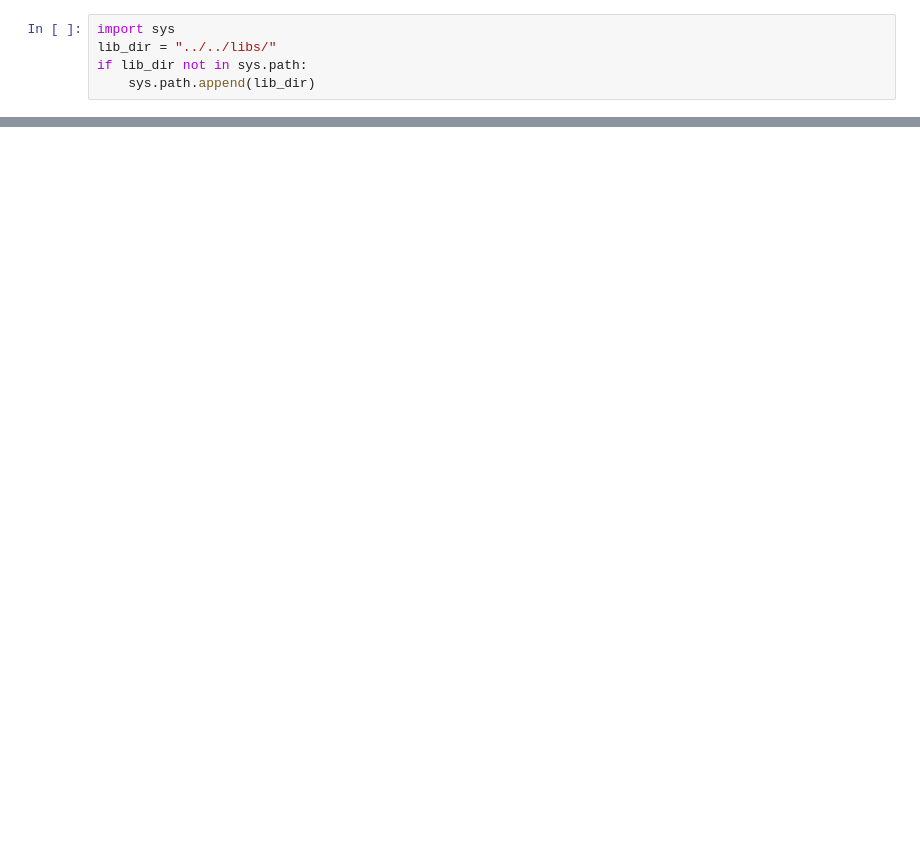
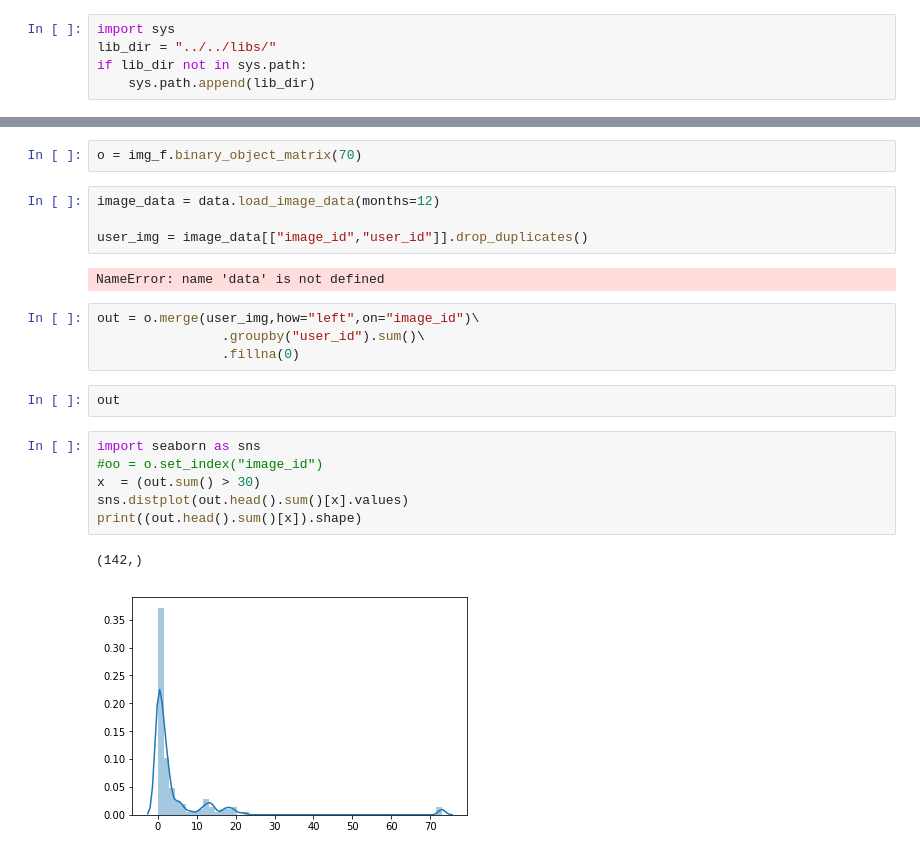
Before and after one commit to JeroenSchmidt/UvA-DSF-group, a Jupyter notebook: uc2/exploration_notebooks/jeroen/Untitled.ipynb, the cells around one changed output, grey strips where cells are left out. Saved outputs shown, nothing was run; the diff lists cells and outputs as text; blank space fills up the shorter version.

```diff
--- a/uc2/exploration_notebooks/jeroen/Untitled.ipynb
+++ b/uc2/exploration_notebooks/jeroen/Untitled.ipynb
@@ -340,0 +19,23 @@ usr_f.average_engagement().head(1)
+# %%
+o = img_f.binary_object_matrix(70)
+# %%
+image_data = data.load_image_data(months=12)
+
+user_img = image_data[["image_id","user_id"]].drop_duplicates()
+# %% [output]
+NameError: name 'data' is not defined
+# %%
+out = o.merge(user_img,how="left",on="image_id")\
+                .groupby("user_id").sum()\
+                .fillna(0)
+# %%
+out
+# %%
+import seaborn as sns
+#oo = o.set_index("image_id")
+x  = (out.sum() > 30)
+sns.distplot(out.head().sum()[x].values)
+print((out.head().sum()[x]).shape)
+# %% [output]
+(142,)
+[figure, added]
```
Also changed, not shown: parts of 56 cells of this notebook, 13 other files.
